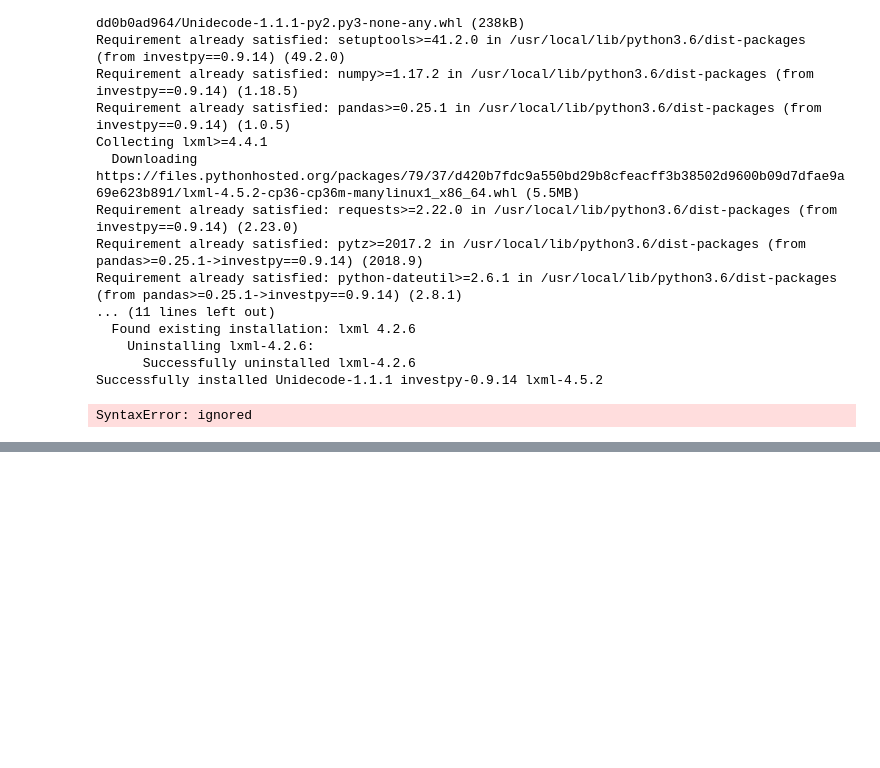
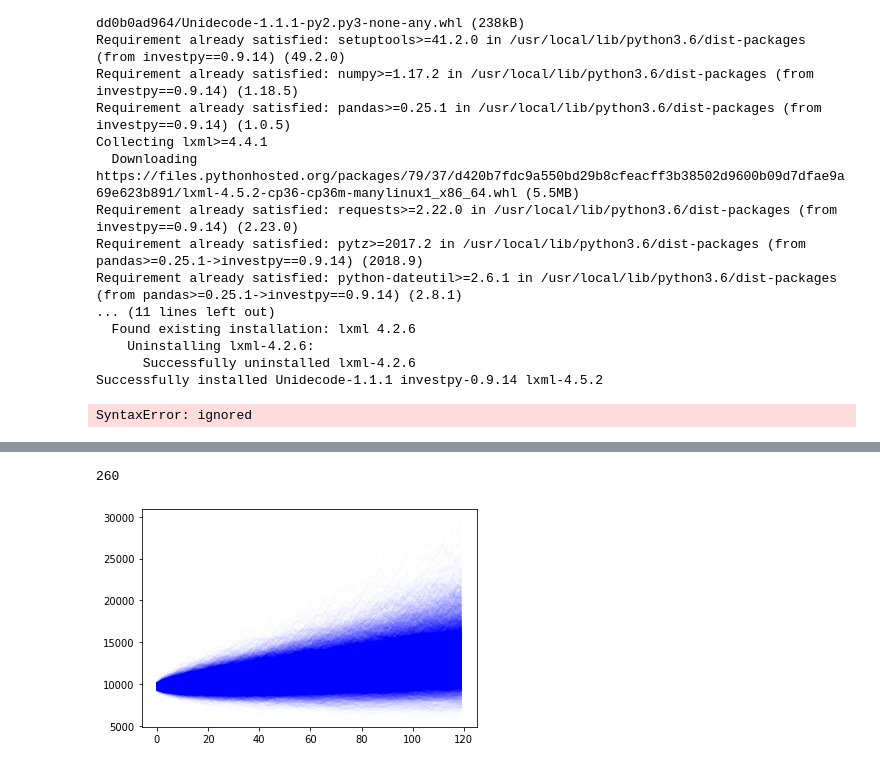
Before and after one commit to Smartsie/Invest, a Jupyter notebook: Invest.ipynb, the cells around one changed output, grey strips where cells are left out. Saved outputs shown, nothing was run; the diff lists cells and outputs as text; code cells hidden in the pictures; blank space fills up the shorter version.

```diff
--- a/Invest.ipynb
+++ b/Invest.ipynb
@@ -192,14 +194,24 @@ c=c/d*Cash
+# %%
+evaluation_period
+# %% [output]
+260
 # %%
-N=100
+N=experiments
+evaluation_period=120
+# if sampling is W, then evaluation_period=10*52=520
+# is samplinf is M, then evaluation_period=10*12=120
+# if sampling is 2W, then evaluation_period=10*52/2=260
 z=[]
 for C1,C2,C3 in zip(a,b,c):
   perc=[]
   for j in range(0,N):
-    trace_a=np.multiply(C1,generate_interest(interet[0],variation_interet_par_mois[0],120))
-    trace_b=np.multiply(C2,generate_interest(interet[1],variation_interet_par_mois[1],120))
-    trace_c=np.multiply(C3,generate_interest(interet[2],variation_interet_par_mois[2],120))
+    trace_a=np.multiply(C1,generate_interest(interet[0],variation_interet_par_mois[0],evaluation_period))
+    trace_b=np.multiply(C2,generate_interest(interet[1],variation_interet_par_mois[1],evaluation_period))
+    trace_c=np.multiply(C3,generate_interest(interet[2],variation_interet_par_mois[2],evaluation_period))
     total=trace_a+trace_b+trace_c
     plt.plot(total, color='blue',alpha=0.01)
     perc.append(total[-1])
-  z.append([C1,C2,C3,np.percentile(perc,50),np.percentile(perc,25),np.percentile(perc,75)])
+  z.append([C1,C2,C3,np.percentile(perc,50),np.percentile(perc,10),np.percentile(perc,90)])
 plt.show()
+# %% [output]
+[figure, added]
```
Also changed, not shown: parts of 12 cells of this notebook.
